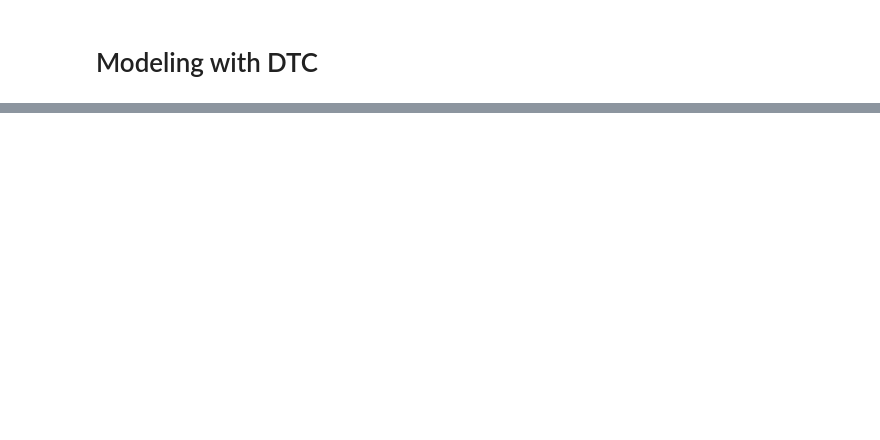
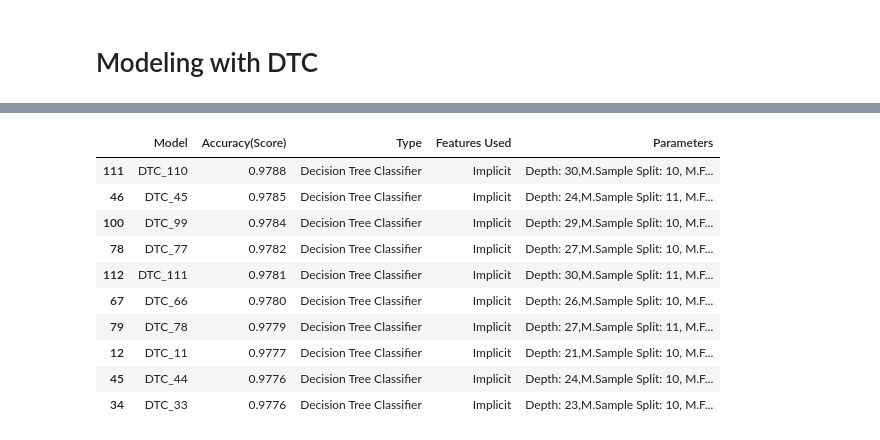
Before and after one commit to joshua-shorterivey/oct_2022_unemployment_project, a Jupyter notebook: model.ipynb, the cells around one changed output, grey strips where cells are left out. Cells and saved outputs as stored; diff of their text form; code cells hidden in the pictures; blank space fills up the shorter version.

```diff
--- a/model.ipynb
+++ b/model.ipynb
@@ -278,0 +274,14 @@ TypeError: cannot concatenate object of type '<class 'function'>'; only Series a
+# %%
+model_descriptions.sort_values(by='Accuracy(Score)', ascending=False).head(10)
+# %% [output]
+|  | Model | Accuracy(Score) | Type | Features Used | Parameters |
+| 111 | DTC_110 | 0.9788 | Decision Tree Classifier | Implicit | Depth: 30,M.Sample Split: 10, M.F... |
+| 46 | DTC_45 | 0.9785 | Decision Tree Classifier | Implicit | Depth: 24,M.Sample Split: 11, M.F... |
+| 100 | DTC_99 | 0.9784 | Decision Tree Classifier | Implicit | Depth: 29,M.Sample Split: 10, M.F... |
+| 78 | DTC_77 | 0.9782 | Decision Tree Classifier | Implicit | Depth: 27,M.Sample Split: 10, M.F... |
+| 112 | DTC_111 | 0.9781 | Decision Tree Classifier | Implicit | Depth: 30,M.Sample Split: 11, M.F... |
+| 67 | DTC_66 | 0.9780 | Decision Tree Classifier | Implicit | Depth: 26,M.Sample Split: 10, M.F... |
+| 79 | DTC_78 | 0.9779 | Decision Tree Classifier | Implicit | Depth: 27,M.Sample Split: 11, M.F... |
+| 12 | DTC_11 | 0.9777 | Decision Tree Classifier | Implicit | Depth: 21,M.Sample Split: 10, M.F... |
+| 45 | DTC_44 | 0.9776 | Decision Tree Classifier | Implicit | Depth: 24,M.Sample Split: 10, M.F... |
+| 34 | DTC_33 | 0.9776 | Decision Tree Classifier | Implicit | Depth: 23,M.Sample Split: 10, M.F... |
```
Also changed, not shown: parts of 21 cells of this notebook, 3 other files.
